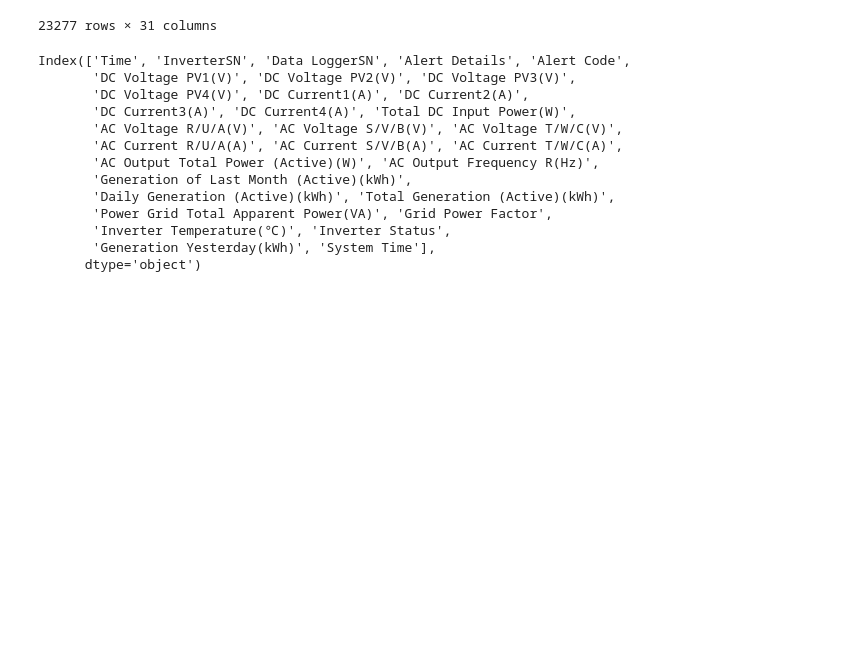
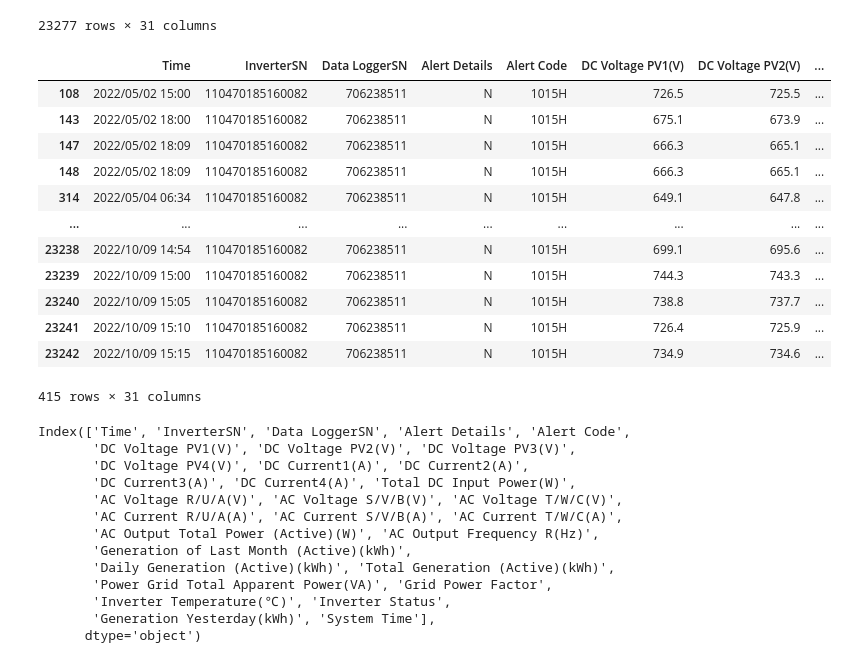
Before and after one commit to AksharaReddyPatlannagari/MAJOR-PROJECT, a Jupyter notebook: processing.ipynb, the cells around one changed output. Drawn from its saved outputs; the diff is of its cells as text; code cells hidden in the pictures; blank space fills up the shorter version.

```diff
--- a/processing.ipynb
+++ b/processing.ipynb
@@ -20,6 +20,22 @@ d
 | 23275 | 2022/10/09 18:09 | 110470185160082 | 706238511 | NaN | NaN | 437.6 | 420.4 | ... |
 | 23276 | 2022/10/09 18:14 | 110470185160082 | 706238511 | NaN | NaN | 193.3 | 258.8 | ... |
 23277 rows × 31 columns
+# %%
+d[d['Alert Details'].notna()]
+# %% [output]
+|  | Time | InverterSN | Data LoggerSN | Alert Details | Alert Code | DC Voltage PV1(V) | DC Voltage PV2(V) | ... |
+| 108 | 2022/05/02 15:00 | 110470185160082 | 706238511 | N | 1015H | 726.5 | 725.5 | ... |
+| 143 | 2022/05/02 18:00 | 110470185160082 | 706238511 | N | 1015H | 675.1 | 673.9 | ... |
+| 147 | 2022/05/02 18:09 | 110470185160082 | 706238511 | N | 1015H | 666.3 | 665.1 | ... |
+| 148 | 2022/05/02 18:09 | 110470185160082 | 706238511 | N | 1015H | 666.3 | 665.1 | ... |
+| 314 | 2022/05/04 06:34 | 110470185160082 | 706238511 | N | 1015H | 649.1 | 647.8 | ... |
+| ... | ... | ... | ... | ... | ... | ... | ... | ... |
+| 23238 | 2022/10/09 14:54 | 110470185160082 | 706238511 | N | 1015H | 699.1 | 695.6 | ... |
+| 23239 | 2022/10/09 15:00 | 110470185160082 | 706238511 | N | 1015H | 744.3 | 743.3 | ... |
+| 23240 | 2022/10/09 15:05 | 110470185160082 | 706238511 | N | 1015H | 738.8 | 737.7 | ... |
+| 23241 | 2022/10/09 15:10 | 110470185160082 | 706238511 | N | 1015H | 726.4 | 725.9 | ... |
+| 23242 | 2022/10/09 15:15 | 110470185160082 | 706238511 | N | 1015H | 734.9 | 734.6 | ... |
+415 rows × 31 columns
 # %%
 d.columns
 # %% [output]
```
Also changed, not shown: parts of 2 cells of this notebook.
